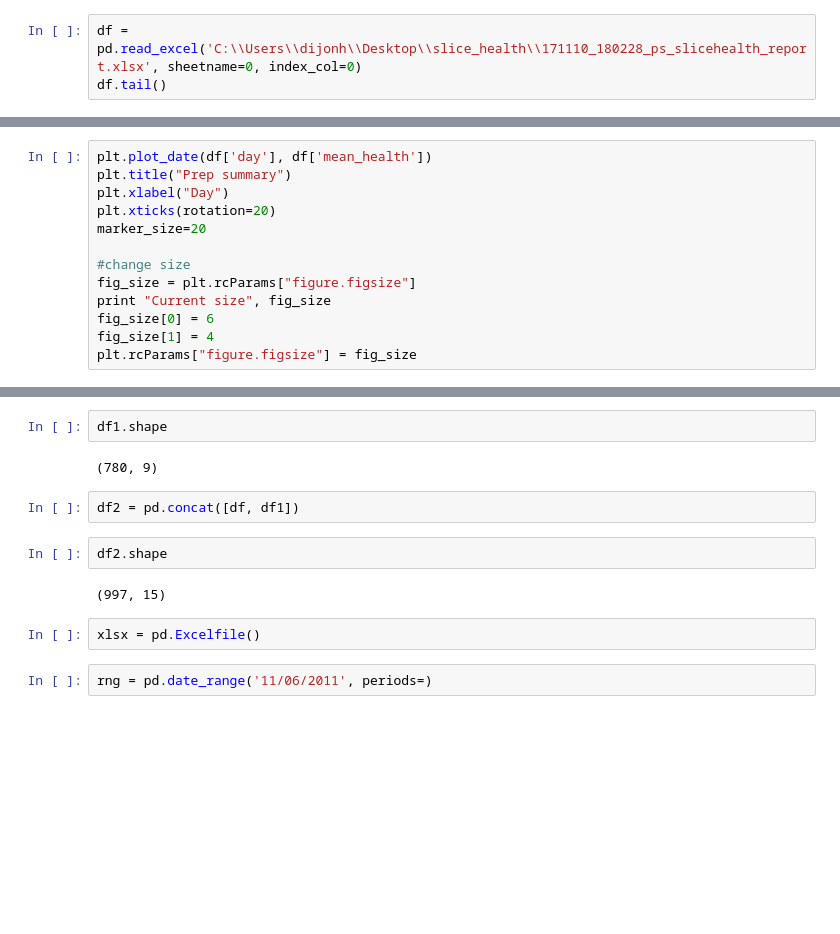
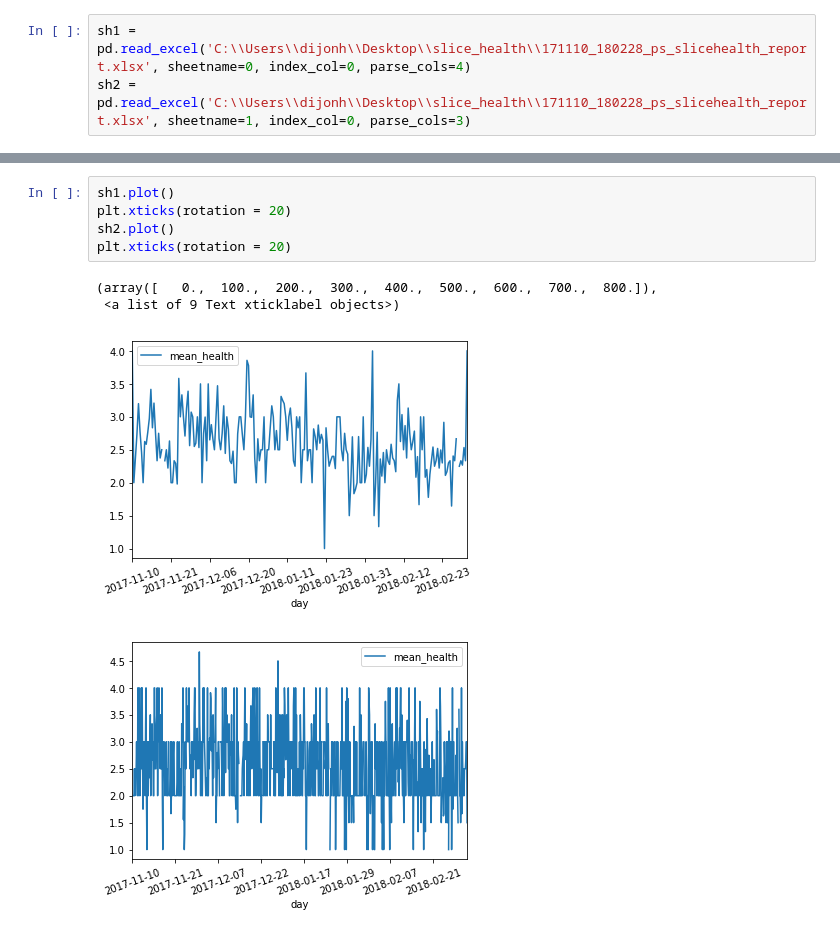
Before and after one commit to dijonh/slice, a Jupyter notebook: slice health over time.ipynb, the cells around one changed output, grey strips where cells are left out. Cells and saved outputs as stored; diff of their text form; blank space fills up the shorter version.

```diff
--- a/slice health over time.ipynb
+++ b/slice health over time.ipynb
@@ -14,4 +9,4 @@ import xlrd
 %matplotlib inline
 # %%
-df = pd.read_excel('C:\\Users\\dijonh\\Desktop\\slice_health\\171110_180228_ps_slicehealth_report.xlsx', sheetname=0, index_col=0)
-df.tail()
+sh1 = pd.read_excel('C:\\Users\\dijonh\\Desktop\\slice_health\\171110_180228_ps_slicehealth_report.xlsx', sheetname=0, index_col=0, parse_cols=4)
+sh2 = pd.read_excel('C:\\Users\\dijonh\\Desktop\\slice_health\\171110_180228_ps_slicehealth_report.xlsx', sheetname=1, index_col=0, parse_cols=3)
@@ -30,13 +12,0 @@ df.shape
-# %%
-plt.plot_date(df['day'], df['mean_health'])
-plt.title("Prep summary")
-plt.xlabel("Day")
-plt.xticks(rotation=20)
-marker_size=20
-
-#change size
-fig_size = plt.rcParams["figure.figsize"]
-print "Current size", fig_size
-fig_size[0] = 6
-fig_size[1] = 4
-plt.rcParams["figure.figsize"] = fig_size
@@ -57,14 +13,10 @@ df1.tail()
-# %%
-df1.shape
-# %% [output]
-(780, 9)
-# %%
-df2 = pd.concat([df, df1])
-# %%
-df2.shape
-# %% [output]
-(997, 15)
-# %%
-xlsx = pd.Excelfile()
-# %%
-rng = pd.date_range('11/06/2011', periods=)
+# %%
+sh1.plot()
+plt.xticks(rotation = 20)
+sh2.plot()
+plt.xticks(rotation = 20)
+# %% [output]
+(array([   0.,  100.,  200.,  300.,  400.,  500.,  600.,  700.,  800.]),
+ <a list of 9 Text xticklabel objects>)
+[figure, added]
+[figure, added]
```
Also changed, not shown: parts of 5 cells of this notebook.
